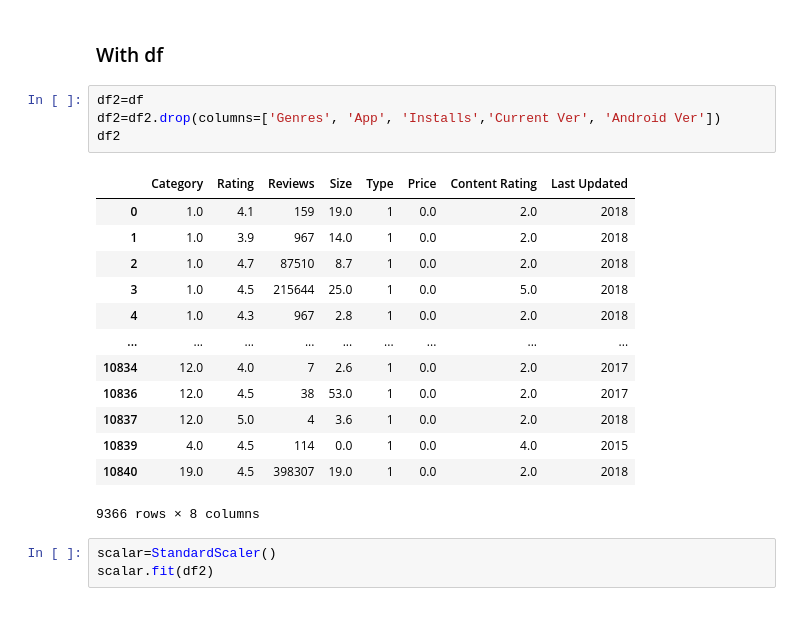
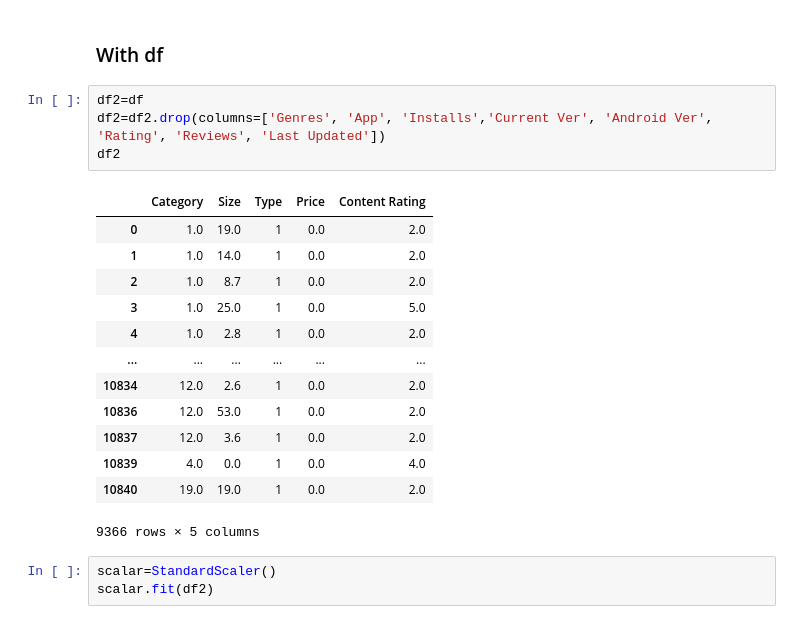
Before and after one commit to LYS312/TheAnalysts, a Jupyter notebook: TheAnalysts/TheAnalysts.ipynb, the cells around one changed output. Drawn from its saved outputs; the diff is of its cells as text.

Commit message:
changed columns used by models

```diff
--- a/TheAnalysts/TheAnalysts.ipynb
+++ b/TheAnalysts/TheAnalysts.ipynb
@@ -797,22 +800,22 @@ for _v in eig_vals:
 ### With df
 # %%
 df2=df
-df2=df2.drop(columns=['Genres', 'App', 'Installs','Current Ver', 'Android Ver'])
+df2=df2.drop(columns=['Genres', 'App', 'Installs','Current Ver', 'Android Ver', 'Rating', 'Reviews', 'Last Updated'])
 df2
 # %% [output]
-|  | Category | Rating | Reviews | Size | Type | Price | Content Rating | Last Updated |
-| 0 | 1.0 | 4.1 | 159 | 19.0 | 1 | 0.0 | 2.0 | 2018 |
-| 1 | 1.0 | 3.9 | 967 | 14.0 | 1 | 0.0 | 2.0 | 2018 |
-| 2 | 1.0 | 4.7 | 87510 | 8.7 | 1 | 0.0 | 2.0 | 2018 |
-| 3 | 1.0 | 4.5 | 215644 | 25.0 | 1 | 0.0 | 5.0 | 2018 |
-| 4 | 1.0 | 4.3 | 967 | 2.8 | 1 | 0.0 | 2.0 | 2018 |
-| ... | ... | ... | ... | ... | ... | ... | ... | ... |
-| 10834 | 12.0 | 4.0 | 7 | 2.6 | 1 | 0.0 | 2.0 | 2017 |
-| 10836 | 12.0 | 4.5 | 38 | 53.0 | 1 | 0.0 | 2.0 | 2017 |
-| 10837 | 12.0 | 5.0 | 4 | 3.6 | 1 | 0.0 | 2.0 | 2018 |
-| 10839 | 4.0 | 4.5 | 114 | 0.0 | 1 | 0.0 | 4.0 | 2015 |
-| 10840 | 19.0 | 4.5 | 398307 | 19.0 | 1 | 0.0 | 2.0 | 2018 |
+|  | Category | Size | Type | Price | Content Rating |
+| 0 | 1.0 | 19.0 | 1 | 0.0 | 2.0 |
+| 1 | 1.0 | 14.0 | 1 | 0.0 | 2.0 |
+| 2 | 1.0 | 8.7 | 1 | 0.0 | 2.0 |
+| 3 | 1.0 | 25.0 | 1 | 0.0 | 5.0 |
+| 4 | 1.0 | 2.8 | 1 | 0.0 | 2.0 |
+| ... | ... | ... | ... | ... | ... |
+| 10834 | 12.0 | 2.6 | 1 | 0.0 | 2.0 |
+| 10836 | 12.0 | 53.0 | 1 | 0.0 | 2.0 |
+| 10837 | 12.0 | 3.6 | 1 | 0.0 | 2.0 |
+| 10839 | 4.0 | 0.0 | 1 | 0.0 | 4.0 |
+| 10840 | 19.0 | 19.0 | 1 | 0.0 | 2.0 |
-9366 rows × 8 columns
+9366 rows × 5 columns
 # %%
 scalar=StandardScaler()
 scalar.fit(df2)
```
Also changed, not shown: parts of 26 cells of this notebook.
